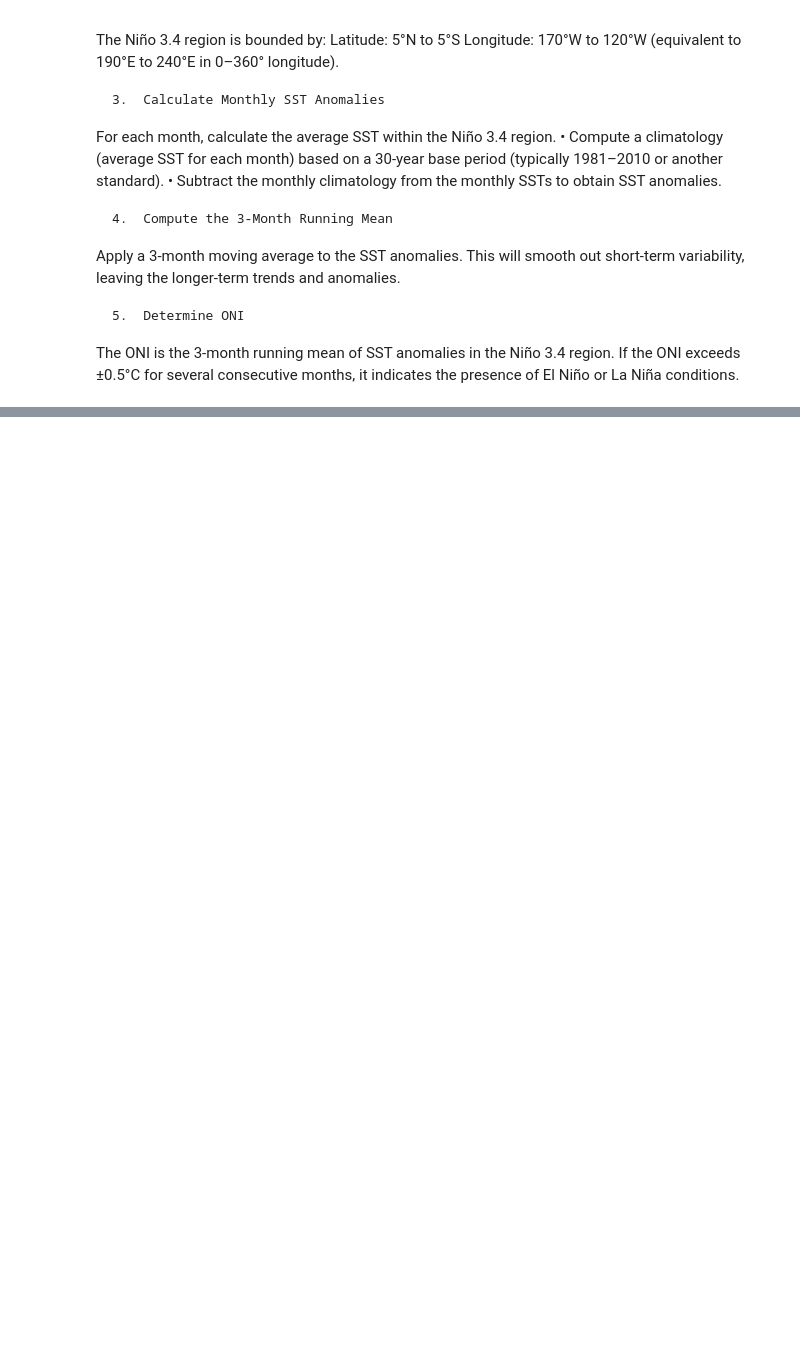
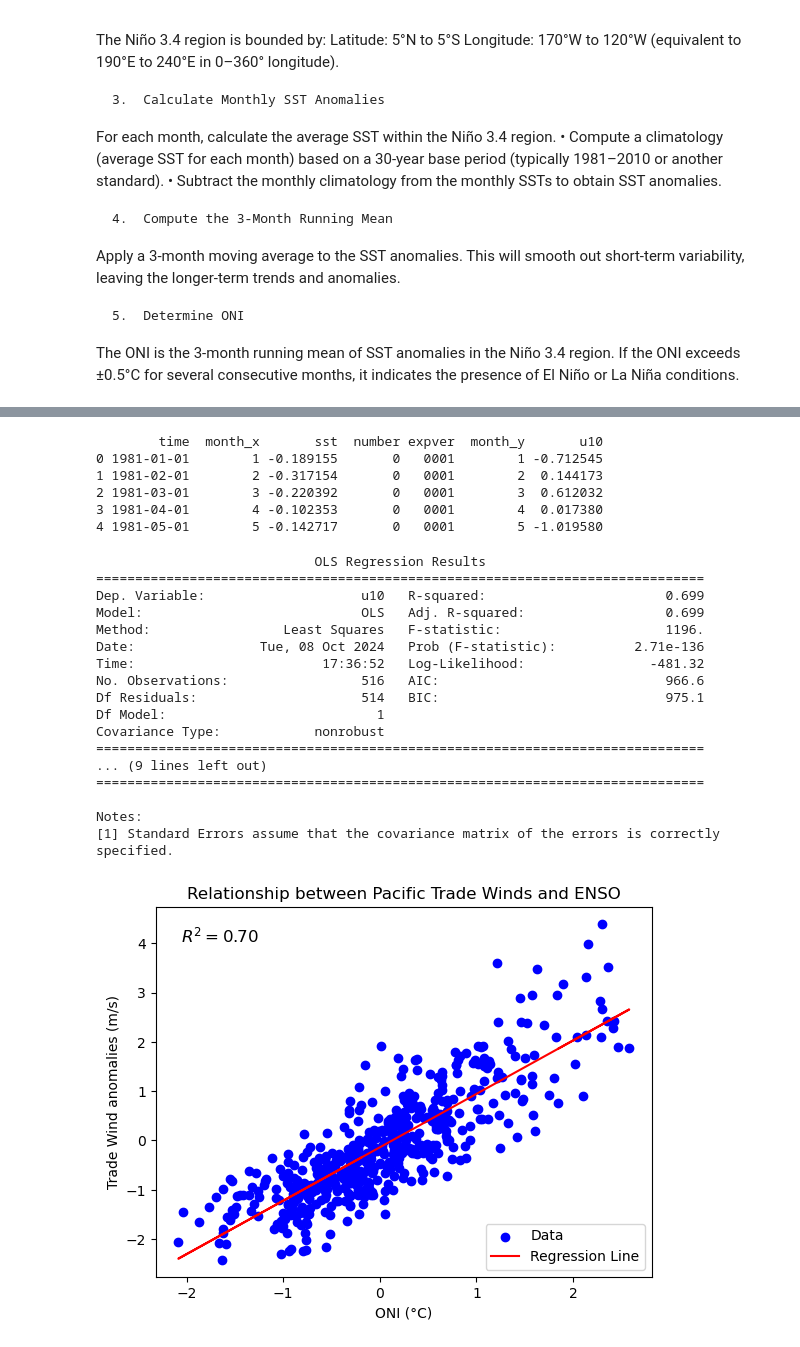
Before and after one commit to XinZhou-1/MetStatisticTraining, a Jupyter notebook: MetStatistics_Chapter1.ipynb, the cells around one changed output, grey strips where cells are left out. Cells and saved outputs as stored; diff of their text form; code cells hidden in the pictures; blank space fills up the shorter version.

```diff
--- a/MetStatistics_Chapter1.ipynb
+++ b/MetStatistics_Chapter1.ipynb
@@ -113,0 +213,8 @@ monthly_climatology = climatology_period.groupby('time.month').mean('time')
+# %%
+# Obtain the anomalies of the trade wind
+trade_wind_climatology_period = trade_wind.sel(time=slice('1981-01-01', '2010-12-31'))
+trade_wind_monthly_climatology = trade_wind_climatology_period.groupby('time.month').mean('time').load()
+trade_wind_anom = trade_wind.groupby('time.month') - trade_wind_monthly_climatology
+
+# Convert trade wind data into a DataFrame
+trade_wind_df = trade_wind_anom.sel(time=slice('1981-01-01', '2023-12-31')).to_dataframe().reset_index()
@@ -113,0 +230,66 @@ monthly_climatology = climatology_period.groupby('time.month').mean('time')
+# %%
+# Standardize both time columns to 'YYYY-MM-01' to represent monthly data
+oni_df['time'] = oni_df['time'].dt.to_period('M').dt.to_timestamp()
+trade_wind_df['time'] = trade_wind_df['time'].dt.to_period('M').dt.to_timestamp()
+
+# Now merge the two DataFrames on the 'time' column
+merged_df = pd.merge(oni_df, trade_wind_df, on='time', how='inner')
+
+# Check the merged DataFrame
+print(merged_df.head())
+# %% [output]
+        time  month_x       sst  number expver  month_y       u10
+0 1981-01-01        1 -0.189155       0   0001        1 -0.712545
+1 1981-02-01        2 -0.317154       0   0001        2  0.144173
+2 1981-03-01        3 -0.220392       0   0001        3  0.612032
+3 1981-04-01        4 -0.102353       0   0001        4  0.017380
+4 1981-05-01        5 -0.142717       0   0001        5 -1.019580
+# %%
+import statsmodels.api as sm
+
+# Define independent (ONI) and dependent (Trade Wind) variables
+X = merged_df['sst']
+y = merged_df['u10']
+
+# Add a constant term to the independent variable (for intercept in regression)
+X = sm.add_constant(X)
+
+# Perform the linear regression
+model = sm.OLS(y, X).fit()
+
+# Print the regression summary
+print(model.summary())
+
+# Scatter plot of ONI vs. trade winds with regression line
+plt.scatter(merged_df['sst'], merged_df['u10'], label='Data', color='blue')
+plt.plot(merged_df['sst'], model.predict(X), color='red', label='Regression Line')
+
+# Annotate the R-squared value on the plot
+r_squared = model.rsquared
+plt.text(0.05, 0.95, f'$R^2 = {r_squared:.2f}$', transform=plt.gca().transAxes,
+         fontsize=12, verticalalignment='top', color='black')
+
+plt.title('Relationship between Pacific Trade Winds and ENSO')
+plt.xlabel('ONI (°C)')
+plt.ylabel('Trade Wind anomalies (m/s)')
+plt.legend()
+plt.show()
+# %% [output]
+                            OLS Regression Results
+==============================================================================
+Dep. Variable:                    u10   R-squared:                       0.699
+Model:                            OLS   Adj. R-squared:                  0.699
+Method:                 Least Squares   F-statistic:                     1196.
+Date:                Tue, 08 Oct 2024   Prob (F-statistic):          2.71e-136
+Time:                        17:36:52   Log-Likelihood:                -481.32
+No. Observations:                 516   AIC:                             966.6
+Df Residuals:                     514   BIC:                             975.1
+Df Model:                           1
+Covariance Type:            nonrobust
+==============================================================================
+... (9 lines left out)
+==============================================================================
+
+Notes:
+[1] Standard Errors assume that the covariance matrix of the errors is correctly specified.
+[figure, added]
```
Also changed, not shown: parts of 15 cells of this notebook.
